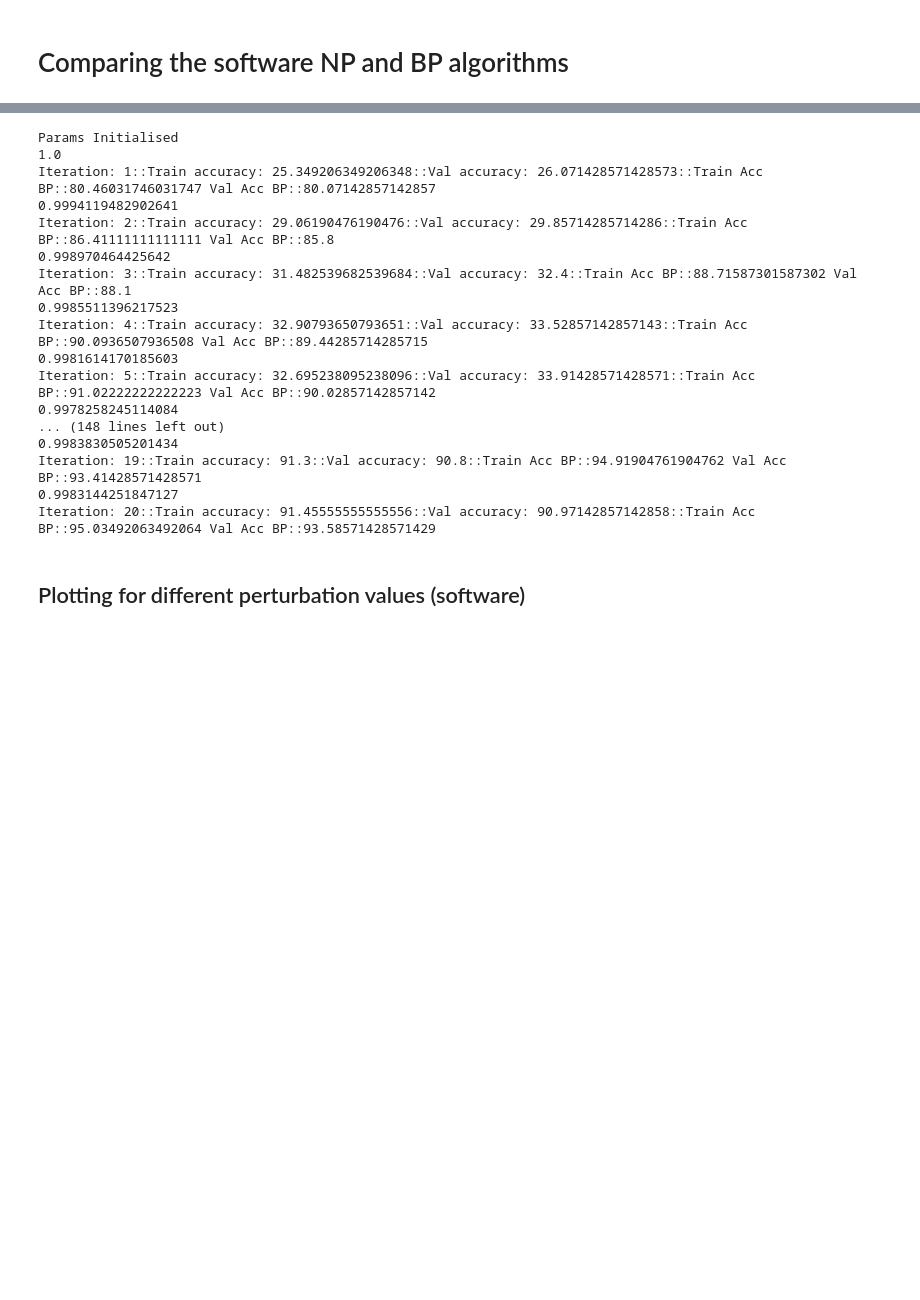
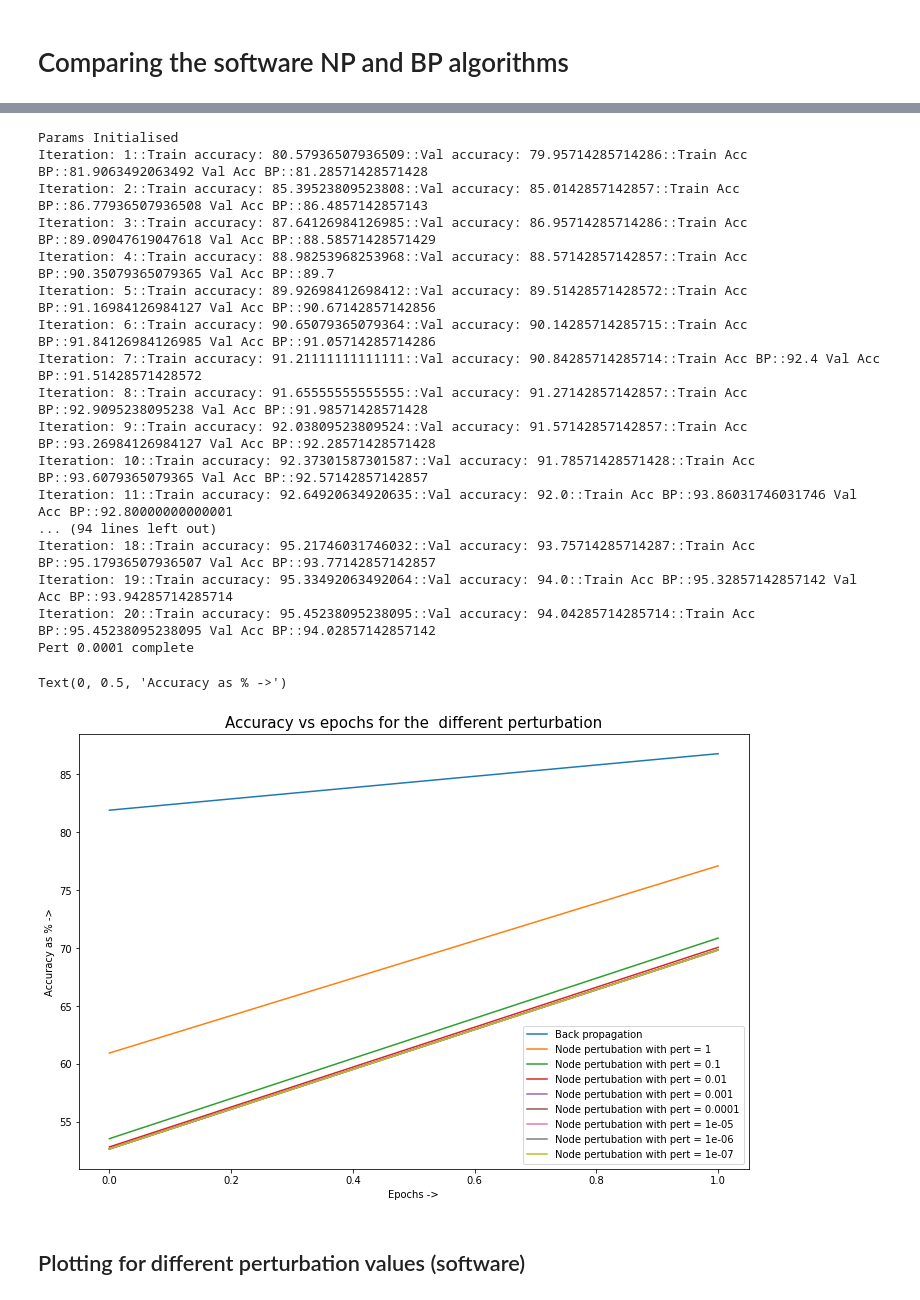
Before and after one commit to Rohit01-zoey/Perturbation-techniques-in-CNNs, a Jupyter notebook: code/mnistNodePert.ipynb, the cells around one changed output, grey strips where cells are left out. Drawn from its saved outputs; the diff is of its cells as text; code cells hidden in the pictures; blank space fills up the shorter version.

```diff
--- a/code/mnistNodePert.ipynb
+++ b/code/mnistNodePert.ipynb
@@ -1543,31 +1548,49 @@ Iteration: 20::Train accuracy: 95.37301587301587::Val accuracy: 94.0::Train Acc
 # %%
-perturbation = [0.0000000000000001, 0.000001, 0.01, 1]
+perturbation = [1, 0.1, 0.01, 0.001, 0.0001] #, 0.00001, 0.000001, 0.0000001]
 trainBPList = []
 trainNPList = []
 for pert in perturbation:
-    w1Sim, b1Sim, w2Sim, b2Sim, w3Sim, b3Sim, trainAccBoth, valAccBoth, _, _, _ = batchGDComp(x_train,y_train,20, 0.1, 0.1,pert, print_op=1)
+    w1Sim, b1Sim, w2Sim, b2Sim, w3Sim, b3Sim, trainAccBoth, valAccBoth, _, _, _, dW1npt, dW1bpt = batchGDComp(x_train,y_train,20, 0.1, 0.1,pert, print_op=1);
+    print(f"Pert {pert} complete")
     trainBPTemp= [i[0] for i in trainAccBoth]
     trainNPTemp = [i[1] for i in trainAccBoth]
     trainBPList.append(trainBPTemp)
     trainNPList.append(trainNPTemp)
 # %% [output]
 Params Initialised
-1.0
-Iteration: 1::Train accuracy: 25.349206349206348::Val accuracy: 26.071428571428573::Train Acc BP::80.46031746031747 Val Acc BP::80.07142857142857
-0.9994119482902641
-Iteration: 2::Train accuracy: 29.06190476190476::Val accuracy: 29.85714285714286::Train Acc BP::86.41111111111111 Val Acc BP::85.8
-0.998970464425642
-Iteration: 3::Train accuracy: 31.482539682539684::Val accuracy: 32.4::Train Acc BP::88.71587301587302 Val Acc BP::88.1
-0.9985511396217523
-Iteration: 4::Train accuracy: 32.90793650793651::Val accuracy: 33.52857142857143::Train Acc BP::90.0936507936508 Val Acc BP::89.44285714285715
-0.9981614170185603
-Iteration: 5::Train accuracy: 32.695238095238096::Val accuracy: 33.91428571428571::Train Acc BP::91.02222222222223 Val Acc BP::90.02857142857142
-0.9978258245114084
-... (148 lines left out)
-0.9983830505201434
-Iteration: 19::Train accuracy: 91.3::Val accuracy: 90.8::Train Acc BP::94.91904761904762 Val Acc BP::93.41428571428571
-0.9983144251847127
-Iteration: 20::Train accuracy: 91.45555555555556::Val accuracy: 90.97142857142858::Train Acc BP::95.03492063492064 Val Acc BP::93.58571428571429
+Iteration: 1::Train accuracy: 80.57936507936509::Val accuracy: 79.95714285714286::Train Acc BP::81.9063492063492 Val Acc BP::81.28571428571428
+Iteration: 2::Train accuracy: 85.39523809523808::Val accuracy: 85.0142857142857::Train Acc BP::86.77936507936508 Val Acc BP::86.4857142857143
+Iteration: 3::Train accuracy: 87.64126984126985::Val accuracy: 86.95714285714286::Train Acc BP::89.09047619047618 Val Acc BP::88.58571428571429
+Iteration: 4::Train accuracy: 88.98253968253968::Val accuracy: 88.57142857142857::Train Acc BP::90.35079365079365 Val Acc BP::89.7
+Iteration: 5::Train accuracy: 89.92698412698412::Val accuracy: 89.51428571428572::Train Acc BP::91.16984126984127 Val Acc BP::90.67142857142856
+Iteration: 6::Train accuracy: 90.65079365079364::Val accuracy: 90.14285714285715::Train Acc BP::91.84126984126985 Val Acc BP::91.05714285714286
+Iteration: 7::Train accuracy: 91.21111111111111::Val accuracy: 90.84285714285714::Train Acc BP::92.4 Val Acc BP::91.51428571428572
+Iteration: 8::Train accuracy: 91.65555555555555::Val accuracy: 91.27142857142857::Train Acc BP::92.9095238095238 Val Acc BP::91.98571428571428
+Iteration: 9::Train accuracy: 92.03809523809524::Val accuracy: 91.57142857142857::Train Acc BP::93.26984126984127 Val Acc BP::92.28571428571428
+Iteration: 10::Train accuracy: 92.37301587301587::Val accuracy: 91.78571428571428::Train Acc BP::93.6079365079365 Val Acc BP::92.57142857142857
+Iteration: 11::Train accuracy: 92.64920634920635::Val accuracy: 92.0::Train Acc BP::93.86031746031746 Val Acc BP::92.80000000000001
+... (94 lines left out)
+Iteration: 18::Train accuracy: 95.21746031746032::Val accuracy: 93.75714285714287::Train Acc BP::95.17936507936507 Val Acc BP::93.77142857142857
+Iteration: 19::Train accuracy: 95.33492063492064::Val accuracy: 94.0::Train Acc BP::95.32857142857142 Val Acc BP::93.94285714285714
+Iteration: 20::Train accuracy: 95.45238095238095::Val accuracy: 94.04285714285714::Train Acc BP::95.45238095238095 Val Acc BP::94.02857142857142
+Pert 0.0001 complete
+# %%
+plt.figure(figsize=(12,8))
+leg = []
+plt.plot(trainBPList[0])
+leg.append("Back propagation")
+
+for _ in range(len(perturbation)):
+    leg.append(f"Node pertubation with pert = {perturbation[_]}")
+    plt.plot(trainNPList[_])
+
+plt.legend(leg)
+plt.title("Accuracy vs epochs for the  different perturbation", size=15)
+plt.xlabel("Epochs ->", size=10)
+plt.ylabel("Accuracy as % ->", size = 10)
+# %% [output]
+Text(0, 0.5, 'Accuracy as % ->')
+[figure, added]
 # %% [markdown]
 ## Plotting for different perturbation values (software)
 # %%
```
Also changed, not shown: parts of 11 cells of this notebook.
